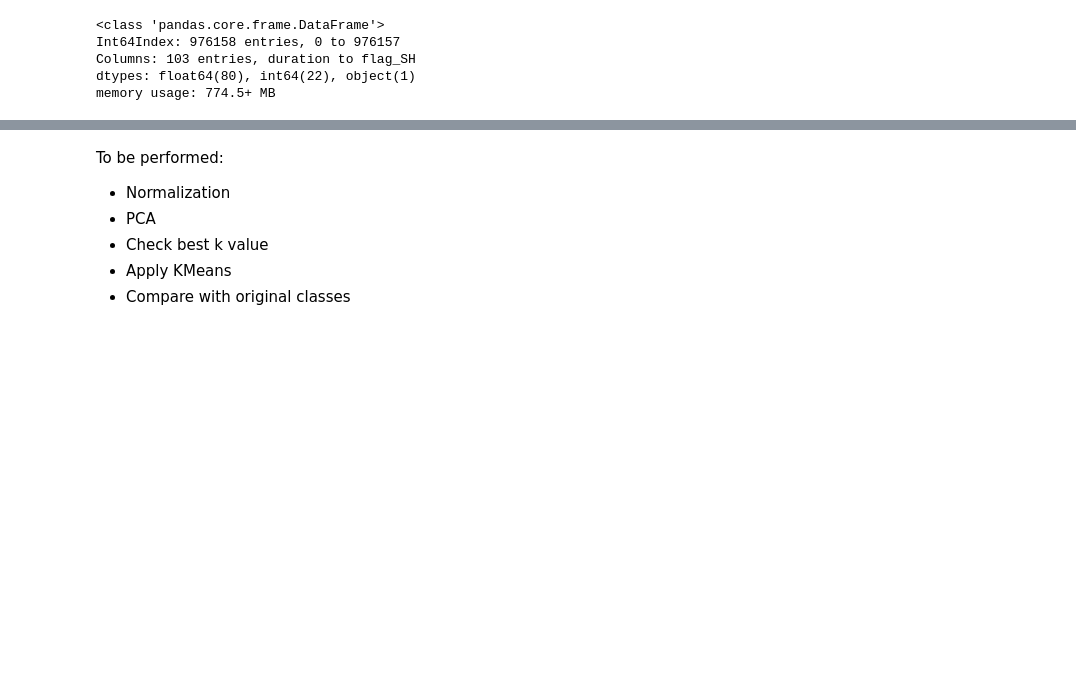
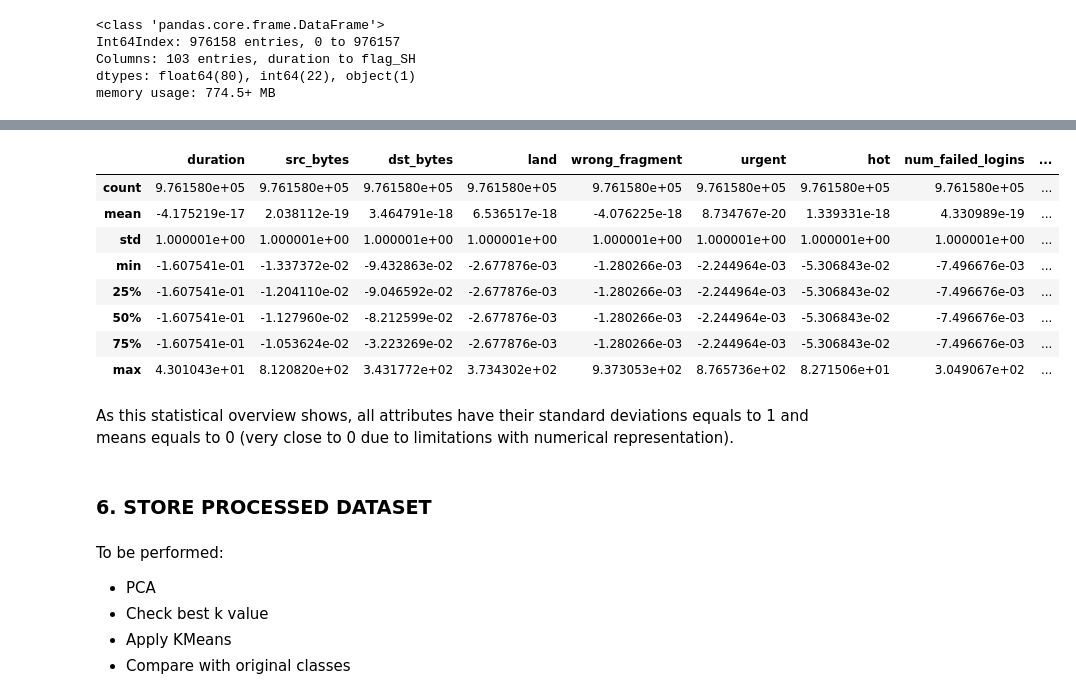
Before and after one commit to sinanw/ml-clustering-intrusion-detection, a Jupyter notebook: notebooks/2-data-preprocessing.ipynb, the cells around one changed output, grey strips where cells are left out. Saved outputs shown, nothing was run; the diff lists cells and outputs as text; code cells hidden in the pictures; blank space fills up the shorter version.

Commit message:
Data normalization applied and processed dataset stored to an intermediate csv file.

```diff
--- a/notebooks/2-data-preprocessing.ipynb
+++ b/notebooks/2-data-preprocessing.ipynb
@@ -125,0 +144,17 @@ We have only one remaining "object" field, which is basically the class attribut
+# %%
+# Check the attribute distributions after scaling
+data_x_scaled.describe()
+# %% [output]
+|  | duration | src_bytes | dst_bytes | land | wrong_fragment | urgent | hot | num_failed_logins | ... |
+| count | 9.761580e+05 | 9.761580e+05 | 9.761580e+05 | 9.761580e+05 | 9.761580e+05 | 9.761580e+05 | 9.761580e+05 | 9.761580e+05 | ... |
+| mean | -4.175219e-17 | 2.038112e-19 | 3.464791e-18 | 6.536517e-18 | -4.076225e-18 | 8.734767e-20 | 1.339331e-18 | 4.330989e-19 | ... |
+| std | 1.000001e+00 | 1.000001e+00 | 1.000001e+00 | 1.000001e+00 | 1.000001e+00 | 1.000001e+00 | 1.000001e+00 | 1.000001e+00 | ... |
+| min | -1.607541e-01 | -1.337372e-02 | -9.432863e-02 | -2.677876e-03 | -1.280266e-03 | -2.244964e-03 | -5.306843e-02 | -7.496676e-03 | ... |
+| 25% | -1.607541e-01 | -1.204110e-02 | -9.046592e-02 | -2.677876e-03 | -1.280266e-03 | -2.244964e-03 | -5.306843e-02 | -7.496676e-03 | ... |
+| 50% | -1.607541e-01 | -1.127960e-02 | -8.212599e-02 | -2.677876e-03 | -1.280266e-03 | -2.244964e-03 | -5.306843e-02 | -7.496676e-03 | ... |
+| 75% | -1.607541e-01 | -1.053624e-02 | -3.223269e-02 | -2.677876e-03 | -1.280266e-03 | -2.244964e-03 | -5.306843e-02 | -7.496676e-03 | ... |
+| max | 4.301043e+01 | 8.120820e+02 | 3.431772e+02 | 3.734302e+02 | 9.373053e+02 | 8.765736e+02 | 8.271506e+01 | 3.049067e+02 | ... |
+# %% [markdown]
+As this statistical overview shows, all attributes have their standard deviations equals to 1 and means equals to 0 (very close to 0 due to limitations with numerical representation).
+# %% [markdown]
+### 6. STORE PROCESSED DATASET
@@ -126,6 +169,5 @@ We have only one remaining "object" field, which is basically the class attribut
 # %% [markdown]
 To be performed:
-- Normalization
 - PCA
 - Check best k value
 - Apply KMeans
```
Also changed, not shown: parts of 13 cells of this notebook.
